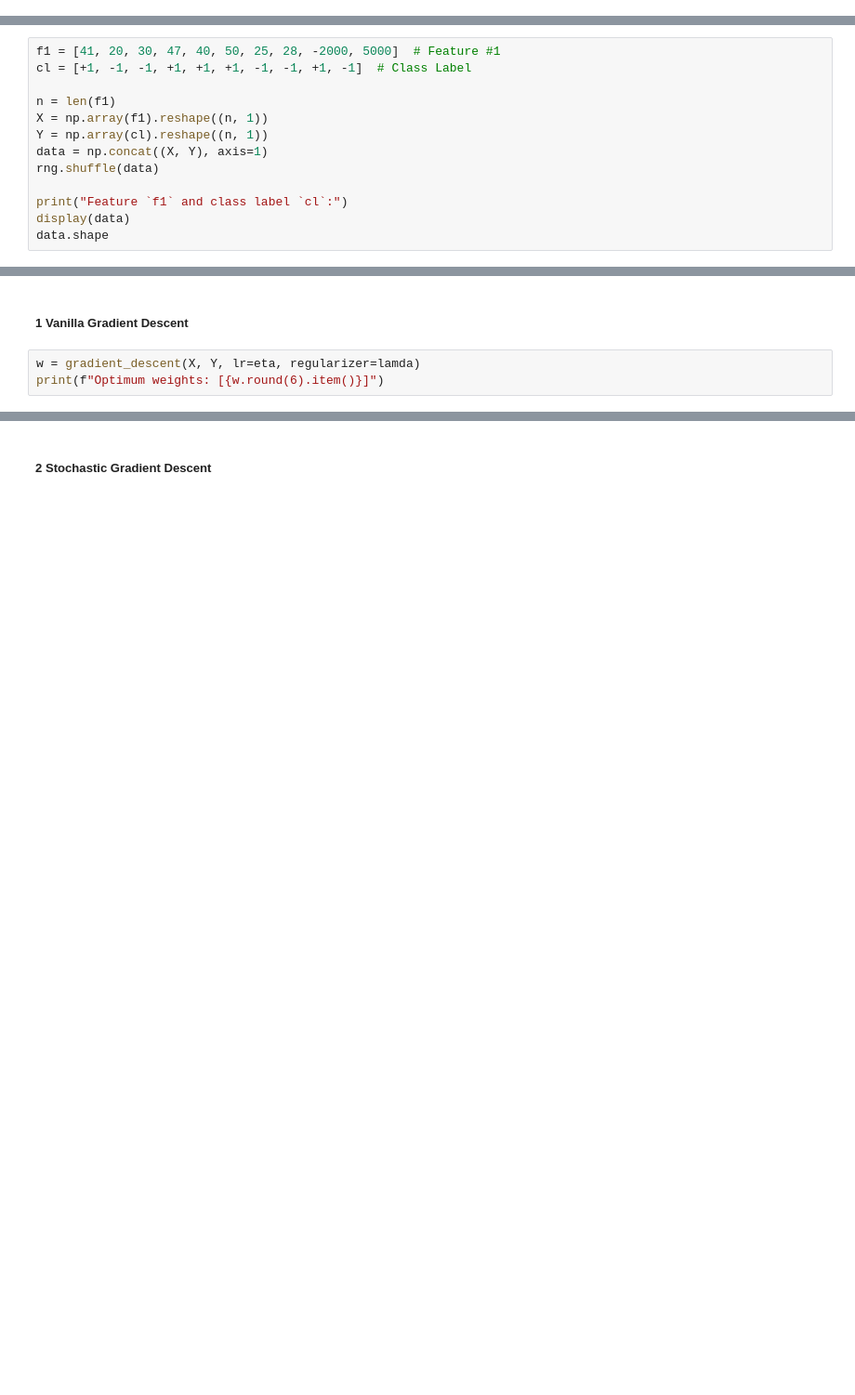
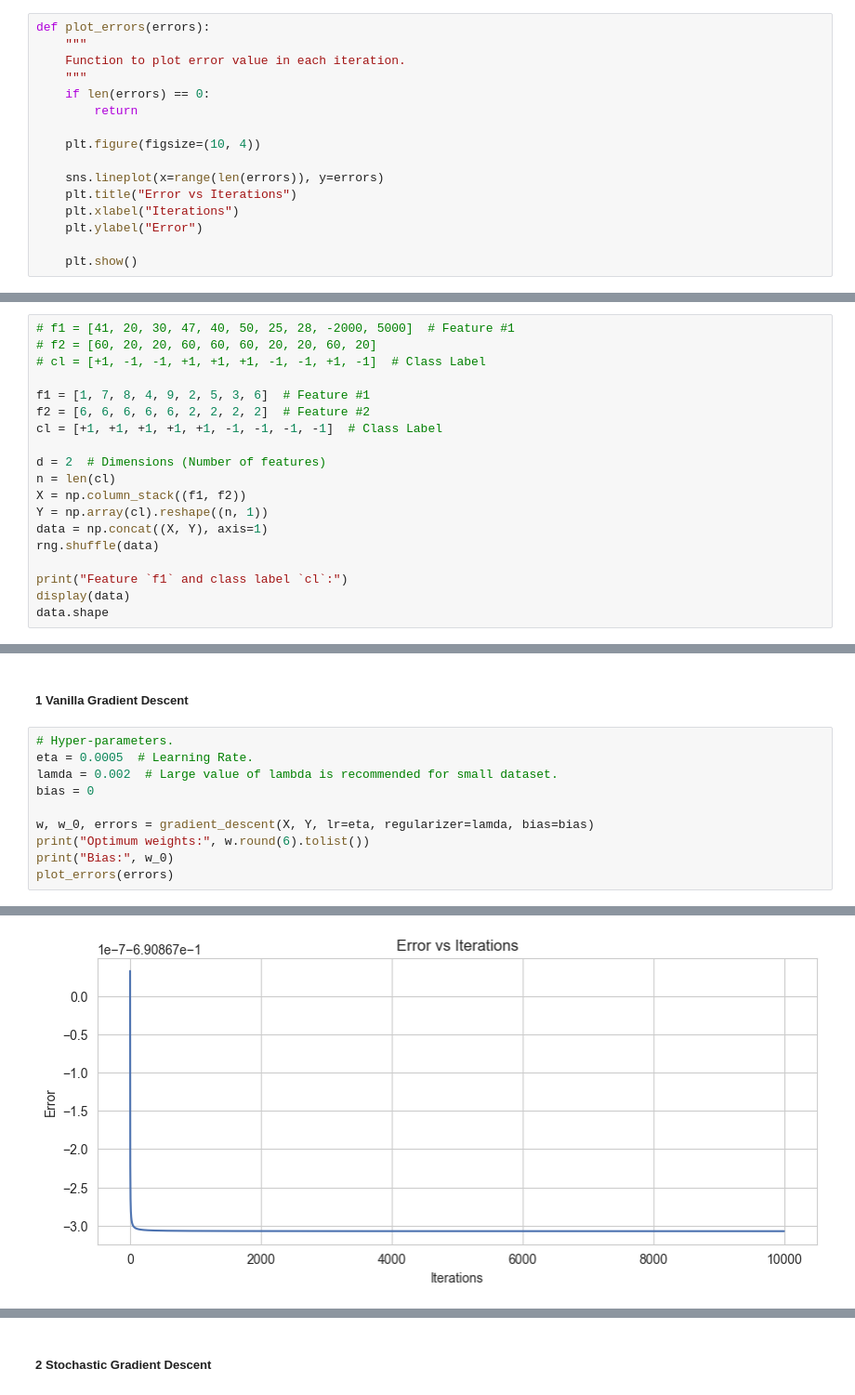
Before and after one commit to dheemanth-bhat/maths-for-ml, a Jupyter notebook: 3_Linear_Algebra/08_Optimization_4-Constrained_optimization.ipynb, the cells around one changed output, grey strips where cells are left out. Shown at 93% size. Cells and saved outputs as stored; diff of their text form; blank space fills up the shorter version.

Commit message:
WIP: Implementation of Gradient Descent Algorithm.

```diff
--- a/3_Linear_Algebra/08_Optimization_4-Constrained_optimization.ipynb
+++ b/3_Linear_Algebra/08_Optimization_4-Constrained_optimization.ipynb
@@ -440,3 +506,19 @@ Simple implementation of Gradient Descent Algorithm in Python.
+# %%
+def plot_errors(errors):
+    """
+    Function to plot error value in each iteration.
+    """
+    if len(errors) == 0:
+        return
+
+    plt.figure(figsize=(10, 4))
+
+    sns.lineplot(x=range(len(errors)), y=errors)
+    plt.title("Error vs Iterations")
+    plt.xlabel("Iterations")
+    plt.ylabel("Error")
+
+    plt.show()
 # %% [markdown]
 #### Gradient Update Rule
 # %%
@@ -506,11 +611,17 @@ def gradient_descent(X, Y, lr=0.001, regularizer=0.001, batch_size=None):
 # %% [markdown]
 ##### Test Dataset
 # %%
-f1 = [41, 20, 30, 47, 40, 50, 25, 28, -2000, 5000]  # Feature #1
-cl = [+1, -1, -1, +1, +1, +1, -1, -1, +1, -1]  # Class Label
+# f1 = [41, 20, 30, 47, 40, 50, 25, 28, -2000, 5000]  # Feature #1
+# f2 = [60, 20, 20, 60, 60, 60, 20, 20, 60, 20]
+# cl = [+1, -1, -1, +1, +1, +1, -1, -1, +1, -1]  # Class Label
 
-n = len(f1)
-X = np.array(f1).reshape((n, 1))
+f1 = [1, 7, 8, 4, 9, 2, 5, 3, 6]  # Feature #1
+f2 = [6, 6, 6, 6, 6, 2, 2, 2, 2]  # Feature #2
+cl = [+1, +1, +1, +1, +1, -1, -1, -1, -1]  # Class Label
+
+d = 2  # Dimensions (Number of features)
+n = len(cl)
+X = np.column_stack((f1, f2))
 Y = np.array(cl).reshape((n, 1))
 data = np.concat((X, Y), axis=1)
 rng.shuffle(data)
@@ -540,6 +644,13 @@ lamda = 1000  # Large value of lambda is recommended for small dataset.
 # %% [markdown]
 ##### 1 Vanilla Gradient Descent
 # %%
-w = gradient_descent(X, Y, lr=eta, regularizer=lamda)
-print(f"Optimum weights: [{w.round(6).item()}]")
+# Hyper-parameters.
+eta = 0.0005  # Learning Rate.
+lamda = 0.002  # Large value of lambda is recommended for small dataset.
+bias = 0
+
+w, w_0, errors = gradient_descent(X, Y, lr=eta, regularizer=lamda, bias=bias)
+print("Optimum weights:", w.round(6).tolist())
+print("Bias:", w_0)
+plot_errors(errors)
 # %% [output]
@@ -547,0 +660 @@ Optimum weights: [-6.925]
+[figure, added]
```
Also changed, not shown: parts of 29 cells of this notebook, 1 other file.
